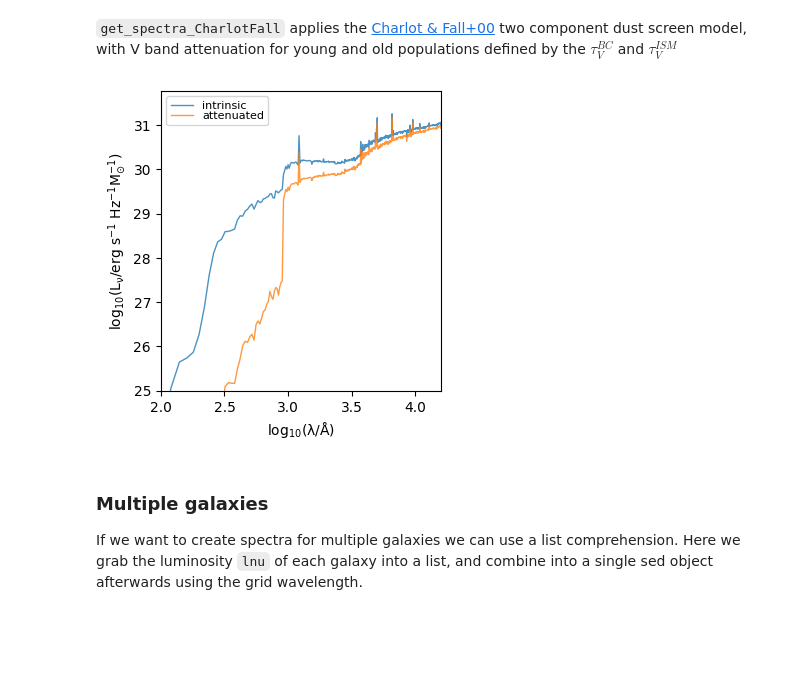
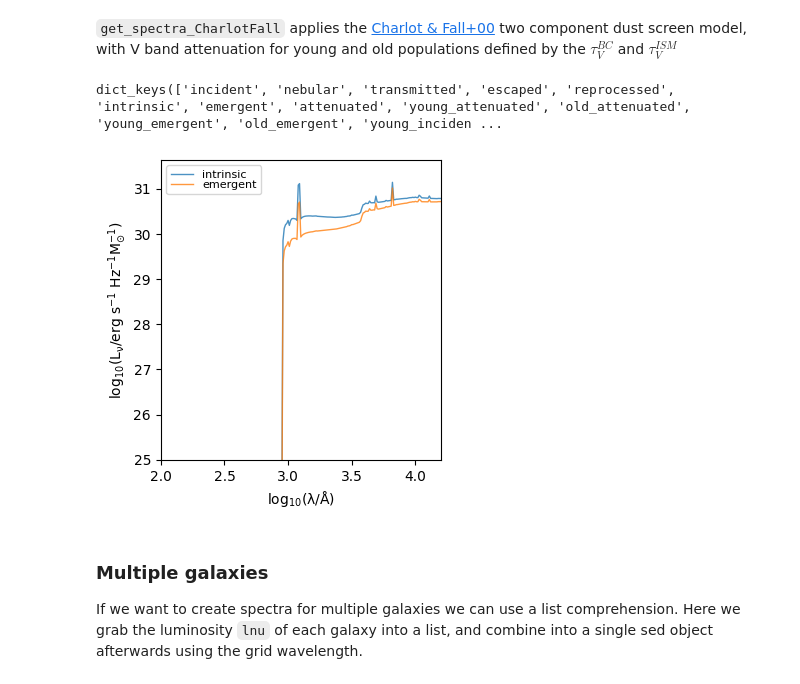
Before and after one commit to synthesizer-project/synthesizer, a Jupyter notebook: docs/source/cosmo/cosmo_example.ipynb, the cells around one changed output. Saved outputs shown, nothing was run; the diff lists cells and outputs as text; code cells hidden in the pictures; blank space fills up the shorter version.

```diff
--- a/docs/source/cosmo/cosmo_example.ipynb
+++ b/docs/source/cosmo/cosmo_example.ipynb
@@ -127,12 +129,13 @@ plt.show()
 `get_spectra_CharlotFall` applies the [Charlot & Fall+00](https://ui.adsabs.harvard.edu/abs/2000ApJ...539..718C/abstract) two component dust screen model, with V band attenuation for young and old populations defined by the $\tau_V^{BC}$ and $\tau_V^{ISM}$
 # %%
 spec = g.get_spectra_CharlotFall(grid, tau_v_ISM=0.33, tau_v_BC=0.67)
-fig, ax = g.plot_spectra(spectra_to_plot=['intrinsic', 'attenuated'])
+fig, ax = g.plot_spectra(spectra_to_plot=['intrinsic', 'emergent'])
 ax.set_ylim(25,)
 ax.set_xlim(2, 4.2)
 plt.show()
 # %% [output]
+dict_keys(['incident', 'nebular', 'transmitted', 'escaped', 'reprocessed', 'intrinsic', 'emergent', 'attenuated', 'young_attenuated', 'old_attenuated', 'young_emergent', 'old_emergent', 'young_inciden ...
-[figure, old version]
+[figure, new version]
 # %% [markdown]
 ### Multiple galaxies
 If we want to create spectra for multiple galaxies we can use a list comprehension. Here we grab the luminosity `lnu` of each galaxy into a list, and combine into a single sed object afterwards using the grid wavelength.
```
Also changed, not shown: parts of 12 cells of this notebook.
